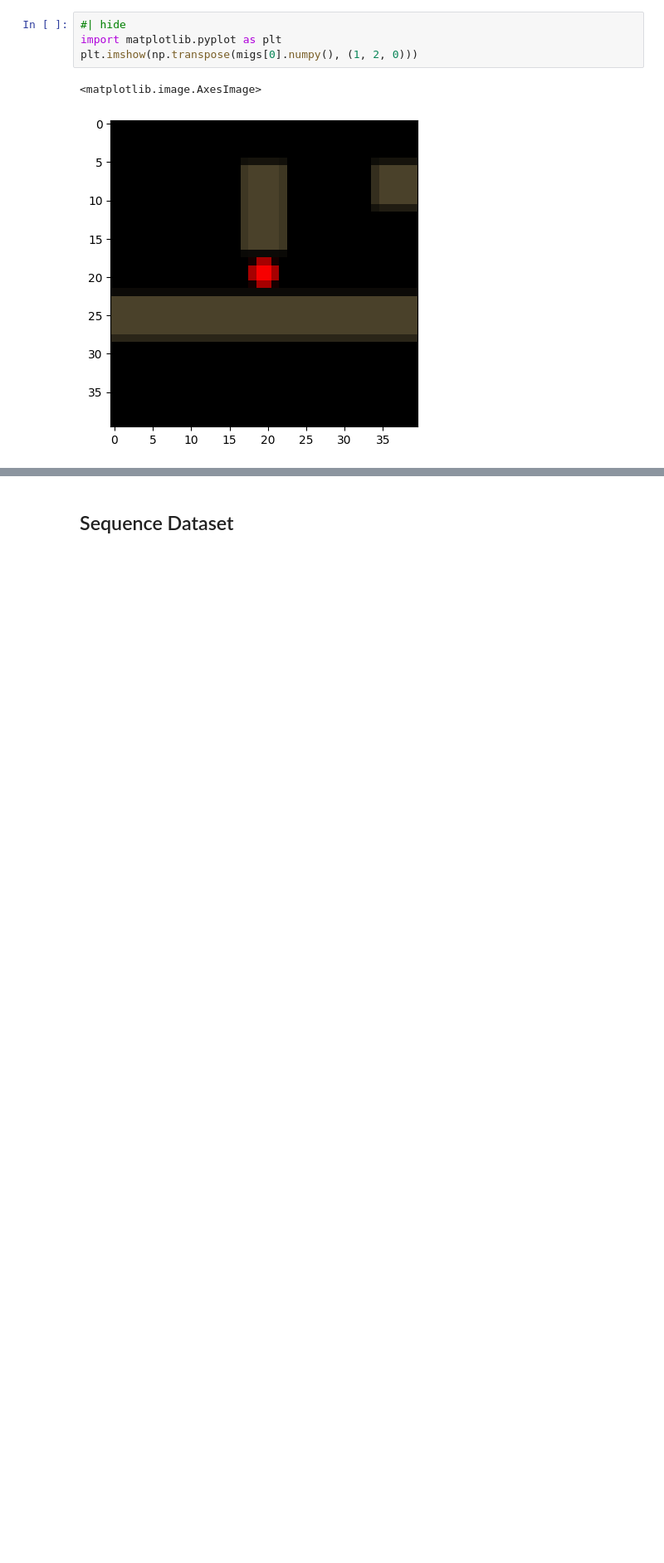
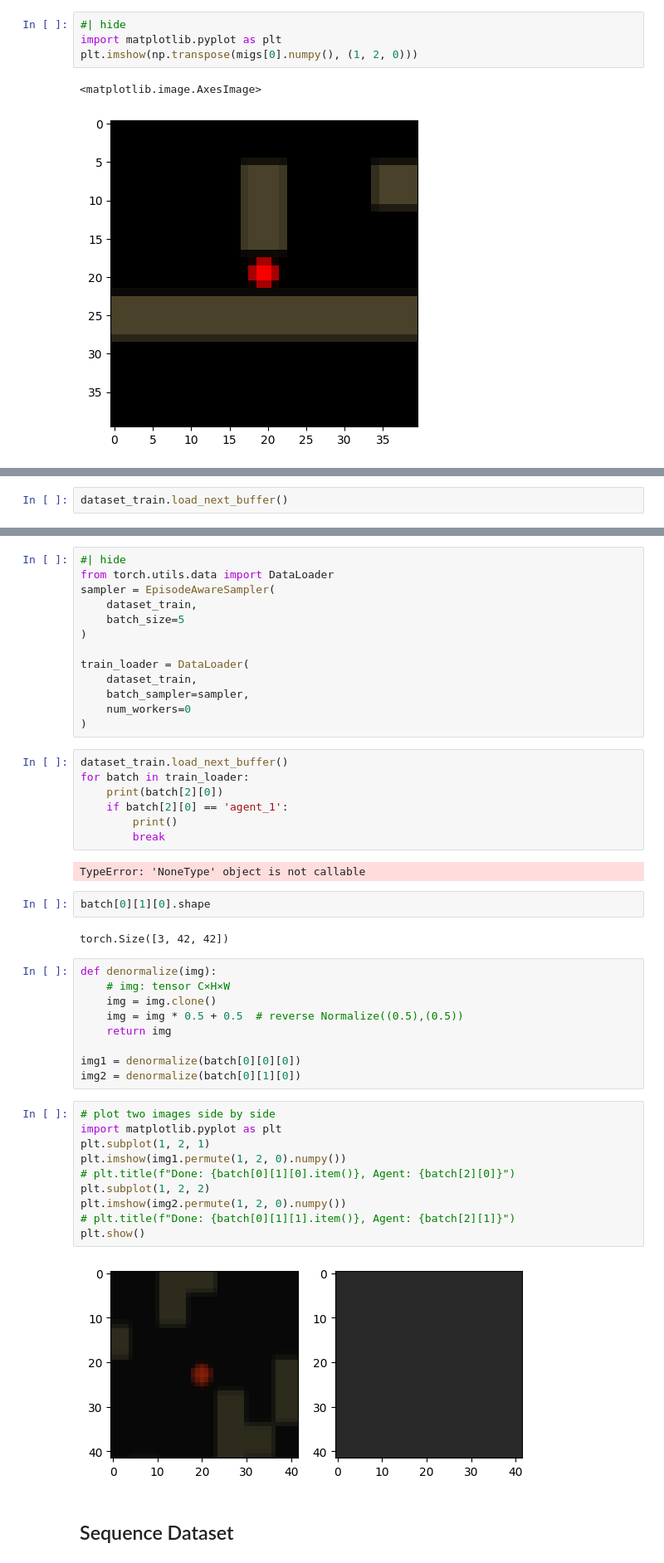
Before and after one commit to Ahmed-Khaled-Saleh/mawm, a Jupyter notebook: nbs/01c_data_loaders.ipynb, the cells around one changed output, grey strips where cells are left out. Shown at 83% size. Drawn from its saved outputs; the diff is of its cells as text; blank space fills up the shorter version.

```diff
--- a/nbs/01c_data_loaders.ipynb
+++ b/nbs/01c_data_loaders.ipynb
@@ -252,0 +314,2 @@ plt.imshow(np.transpose(migs[0].numpy(), (1, 2, 0)))
+# %%
+dataset_train.load_next_buffer()
@@ -253,3 +321,50 @@ plt.imshow(np.transpose(migs[0].numpy(), (1, 2, 0)))
+# %%
+#| hide
+from torch.utils.data import DataLoader
+sampler = EpisodeAwareSampler(
+    dataset_train,
+    batch_size=5
+)
+
+train_loader = DataLoader(
+    dataset_train,
+    batch_sampler=sampler,
+    num_workers=0
+)
+# %%
+dataset_train.load_next_buffer()
+for batch in train_loader:
+    print(batch[2][0])
+    if batch[2][0] == 'agent_1':
+        print()
+        break
+# %% [output]
+TypeError: 'NoneType' object is not callable
+# %%
+batch[0][1][0].shape
+# %% [output]
+torch.Size([3, 42, 42])
+# %%
+def denormalize(img):
+    # img: tensor C×H×W
+    img = img.clone()
+    img = img * 0.5 + 0.5  # reverse Normalize((0.5),(0.5))
+    return img
+
+img1 = denormalize(batch[0][0][0])
+img2 = denormalize(batch[0][1][0])
+# %%
+# plot two images side by side
+import matplotlib.pyplot as plt
+plt.subplot(1, 2, 1)
+plt.imshow(img1.permute(1, 2, 0).numpy())
+# plt.title(f"Done: {batch[0][1][0].item()}, Agent: {batch[2][0]}")
+plt.subplot(1, 2, 2)
+plt.imshow(img2.permute(1, 2, 0).numpy())
+# plt.title(f"Done: {batch[0][1][1].item()}, Agent: {batch[2][1]}")
+plt.show()
+# %% [output]
+[figure, added]
 # %% [markdown]
 ## Sequence Dataset
 # %%
```
Also changed, not shown: parts of 5 cells of this notebook, 2 other files.
